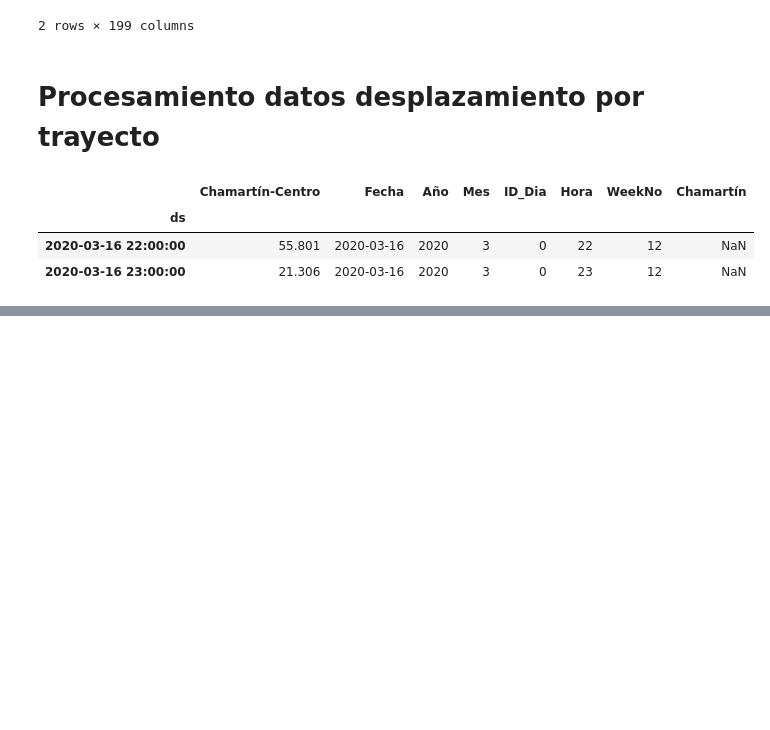
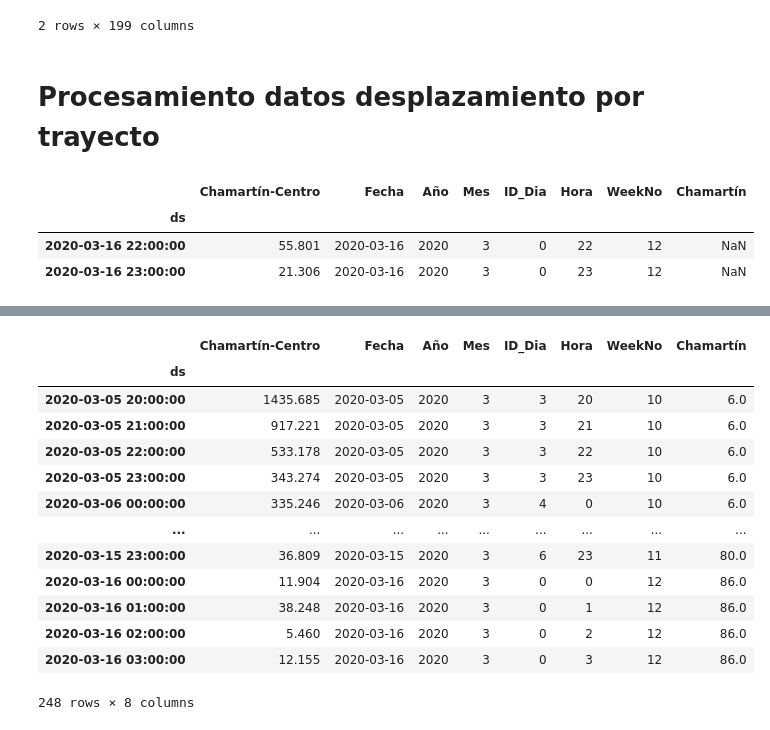
Before and after one commit to Jhonvalencia77/5to_avance, a Jupyter notebook: Patrones_AjustarModelo.ipynb, the cells around one changed output, grey strips where cells are left out. Cells and saved outputs as stored; diff of their text form; code cells hidden in the pictures; blank space fills up the shorter version.

```diff
--- a/Patrones_AjustarModelo.ipynb
+++ b/Patrones_AjustarModelo.ipynb
@@ -348,0 +382,46 @@ df_Final.tail(2)
+# %%
+Distrito=df_Final.columns[7]
+cont=0
+cont1=0
+cont2=1
+inicio=df_Final.index[0]
+final=df_Final.index[-1]
+dates_range = pd.date_range(start=inicio,end=final)
+for date in dates_range:
+    Inc = df_Final.iloc[cont][Distrito]
+
+    if np.isnan(Inc):
+        Inc = 0
+
+    dates_range2 = pd.date_range(start=dates_range[cont1],end=dates_range[cont2],freq='1H')
+    for date2 in dates_range2[1:-1]:
+        df_Final.loc[(df_Final[Distrito].isnull())  & (df_Final.index==date2),"Chamartín"] = Inc
+    cont=cont+24
+
+    if cont1 < len(dates_range)-2:
+        cont1=cont1+1
+        cont2=cont2+1
+
+new_date= dates_range[cont2]+timedelta(days=1)
+dates_range3 = pd.date_range(start=dates_range[cont2],end=new_date,freq='1H')
+for date3 in dates_range3[1:-1]:
+    df_Final.loc[(df_Final[Distrito].isnull())  & (df_Final.index==date3),"Chamartín"] = Inc
+df_Final = df_Final.fillna(0)
+# %%
+#df_Final.iloc[0:50]
+df_Final.iloc[500:-20]
+# %% [output]
+|  | Chamartín-Centro | Fecha | Año | Mes | ID_Dia | Hora | WeekNo | Chamartín |
+| ds |  |  |  |  |  |  |  |  |
+| 2020-03-05 20:00:00 | 1435.685 | 2020-03-05 | 2020 | 3 | 3 | 20 | 10 | 6.0 |
+| 2020-03-05 21:00:00 | 917.221 | 2020-03-05 | 2020 | 3 | 3 | 21 | 10 | 6.0 |
+| 2020-03-05 22:00:00 | 533.178 | 2020-03-05 | 2020 | 3 | 3 | 22 | 10 | 6.0 |
+| 2020-03-05 23:00:00 | 343.274 | 2020-03-05 | 2020 | 3 | 3 | 23 | 10 | 6.0 |
+| 2020-03-06 00:00:00 | 335.246 | 2020-03-06 | 2020 | 3 | 4 | 0 | 10 | 6.0 |
+| ... | ... | ... | ... | ... | ... | ... | ... | ... |
+| 2020-03-15 23:00:00 | 36.809 | 2020-03-15 | 2020 | 3 | 6 | 23 | 11 | 80.0 |
+| 2020-03-16 00:00:00 | 11.904 | 2020-03-16 | 2020 | 3 | 0 | 0 | 12 | 86.0 |
+| 2020-03-16 01:00:00 | 38.248 | 2020-03-16 | 2020 | 3 | 0 | 1 | 12 | 86.0 |
+| 2020-03-16 02:00:00 | 5.460 | 2020-03-16 | 2020 | 3 | 0 | 2 | 12 | 86.0 |
+| 2020-03-16 03:00:00 | 12.155 | 2020-03-16 | 2020 | 3 | 0 | 3 | 12 | 86.0 |
+248 rows × 8 columns
```
Also changed, not shown: parts of 6 cells of this notebook.
